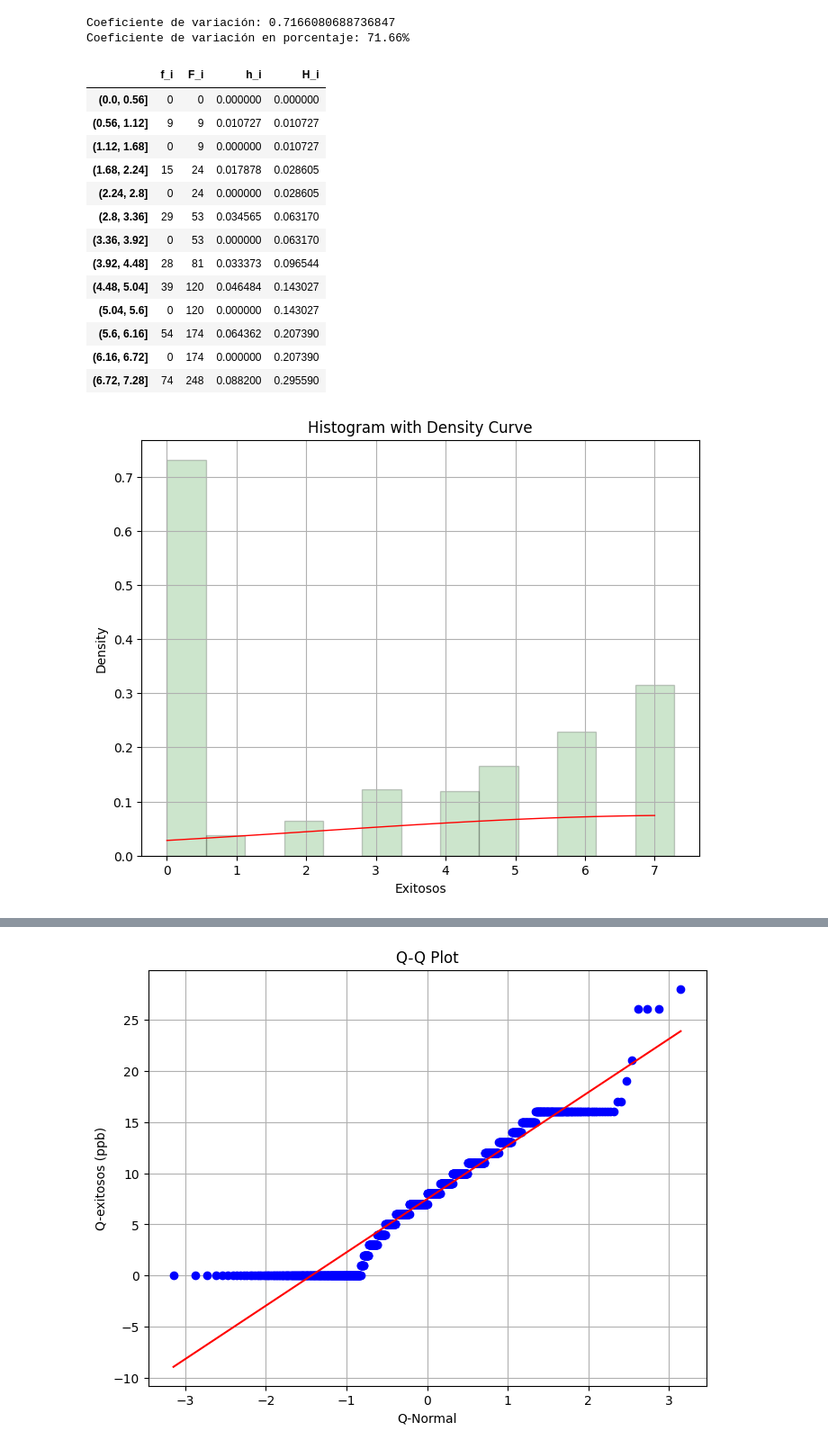
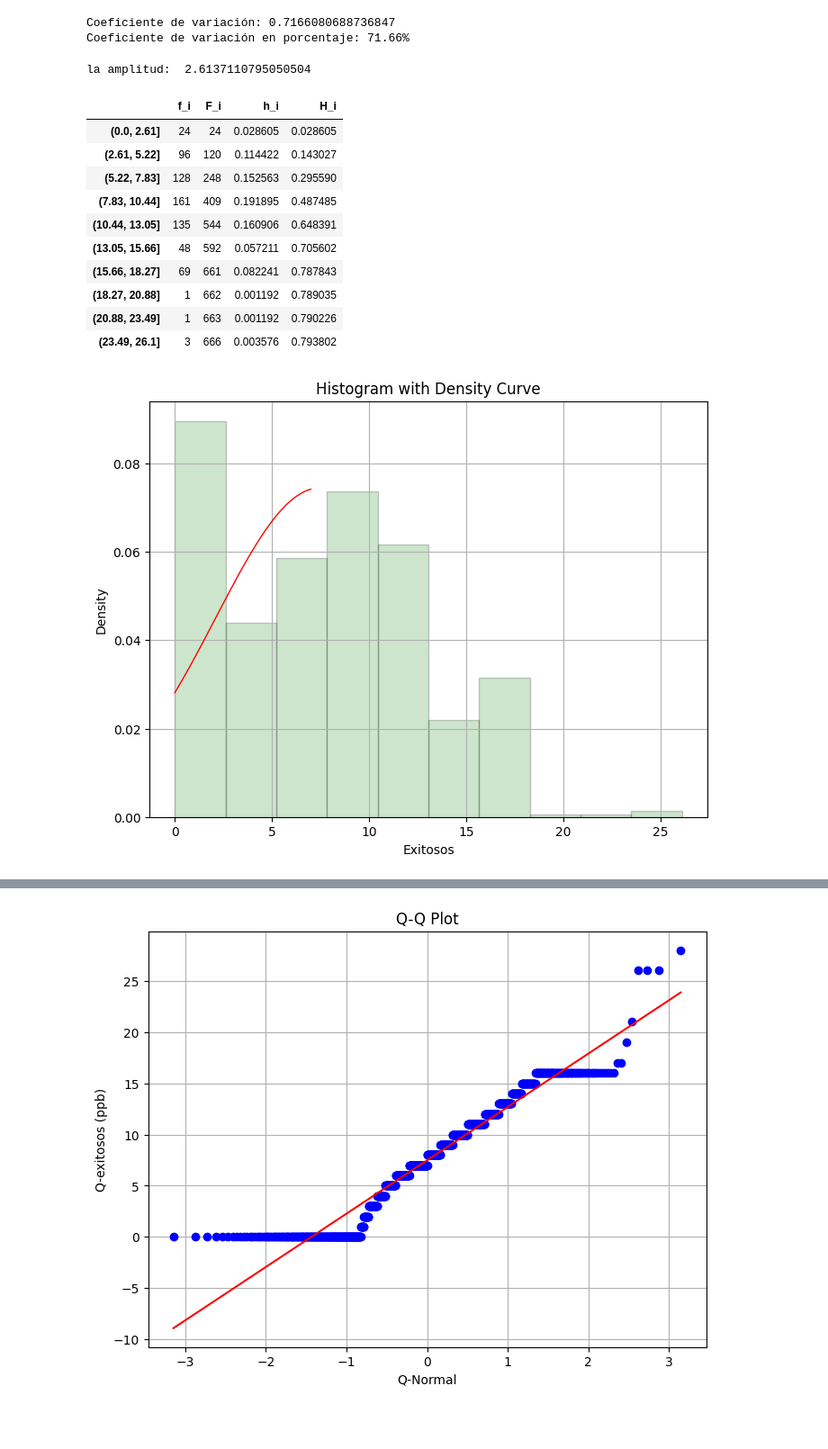
Before and after one commit to tonporaqui/tesis, a Jupyter notebook: jupyter_notebook/notebooks/analisis_datos.ipynb, the cells around one changed output, grey strips where cells are left out. Shown at 90% size. Cells and saved outputs as stored; diff of their text form; code cells hidden in the pictures; blank space fills up the shorter version.

```diff
--- a/jupyter_notebook/notebooks/analisis_datos.ipynb
+++ b/jupyter_notebook/notebooks/analisis_datos.ipynb
@@ -115,11 +147,16 @@ Coeficiente de variación en porcentaje: 71.66%
 # %%
 # Eliminar filas con valores faltantes
 data2 = df.dropna()
+# %%
+#Obteniendo amplitud
+n = len(data2['exitosos'])
+amplitud = (np.nanmax(data2['exitosos']) - np.nanmin(data2['exitosos'])) / (1 + 3.322 * np.log10(n))
+print('la amplitud: ', amplitud)
+# %% [output]
+la amplitud:  2.6137110795050504
 # %%
 # Tabla de frecuencias
-n = len(data2['exitosos'])
-amplitud = (np.nanmax(data2['exitosos']) - np.nanmin(data2['exitosos'])) / (1 + 3.322 * np.log10(n))
-data2['exitosos.cut'] = pd.cut(data2['exitosos'], bins=np.arange(0, 7.56, 0.56))
+data2['exitosos.cut'] = pd.cut(data2['exitosos'], bins=np.arange(0, 28, 2.61))
 f_i = data2['exitosos.cut'].value_counts().sort_index().values
 F_i = f_i.cumsum()
 h_i = f_i / len(data2['exitosos'])
@@ -129,34 +166,32 @@ table = pd.DataFrame({'f_i': f_i, 'F_i': F_i, 'h_i': h_i, 'H_i': H_i}, index=dat
 display(table)
 # %% [output]
 |  | f_i | F_i | h_i | H_i |
-| (0.0, 0.56] | 0 | 0 | 0.000000 | 0.000000 |
-| (0.56, 1.12] | 9 | 9 | 0.010727 | 0.010727 |
-| (1.12, 1.68] | 0 | 9 | 0.000000 | 0.010727 |
-| (1.68, 2.24] | 15 | 24 | 0.017878 | 0.028605 |
-| (2.24, 2.8] | 0 | 24 | 0.000000 | 0.028605 |
-| (2.8, 3.36] | 29 | 53 | 0.034565 | 0.063170 |
-| (3.36, 3.92] | 0 | 53 | 0.000000 | 0.063170 |
-| (3.92, 4.48] | 28 | 81 | 0.033373 | 0.096544 |
-| (4.48, 5.04] | 39 | 120 | 0.046484 | 0.143027 |
-| (5.04, 5.6] | 0 | 120 | 0.000000 | 0.143027 |
-| (5.6, 6.16] | 54 | 174 | 0.064362 | 0.207390 |
-| (6.16, 6.72] | 0 | 174 | 0.000000 | 0.207390 |
-| (6.72, 7.28] | 74 | 248 | 0.088200 | 0.295590 |
+| (0.0, 2.61] | 24 | 24 | 0.028605 | 0.028605 |
+| (2.61, 5.22] | 96 | 120 | 0.114422 | 0.143027 |
+| (5.22, 7.83] | 128 | 248 | 0.152563 | 0.295590 |
+| (7.83, 10.44] | 161 | 409 | 0.191895 | 0.487485 |
+| (10.44, 13.05] | 135 | 544 | 0.160906 | 0.648391 |
+| (13.05, 15.66] | 48 | 592 | 0.057211 | 0.705602 |
+| (15.66, 18.27] | 69 | 661 | 0.082241 | 0.787843 |
+| (18.27, 20.88] | 1 | 662 | 0.001192 | 0.789035 |
+| (20.88, 23.49] | 1 | 663 | 0.001192 | 0.790226 |
+| (23.49, 26.1] | 3 | 666 | 0.003576 | 0.793802 |
 # %%
 # Histograma con curva de densidad
 plt.figure(figsize=(8, 6))
-plt.hist(data2['exitosos'], bins=np.arange(0, 7.56, 0.56), density=True, color='green', alpha=0.2, edgecolor='black')
+plt.hist(data2['exitosos'], bins=np.arange(0, 28, 2.61), density=True, color='green', alpha=0.2, edgecolor='black')
 mu = np.mean(data2['exitosos'])
 sigma = np.std(data2['exitosos'])
 x = np.linspace(0, 7, 100)
 plt.plot(x, norm.pdf(x, mu, sigma), color='red', linewidth=1)
 plt.xlabel('Exitosos')
 plt.ylabel('Density')
 plt.title('Histogram with Density Curve')
 plt.grid(True)
 plt.show()
+#plt.savefig('E:\\dev\\tesis\\LaTeX\\img\\histogramaConCurvaDeDensidad.png')
 # %% [output]
-[figure, old version]
+[figure, new version]
 # %%
 # Distribución empírica acumulada
 plt.figure(figsize=(8, 6))
```
Also changed, not shown: parts of 8 cells of this notebook, 19 other files.
